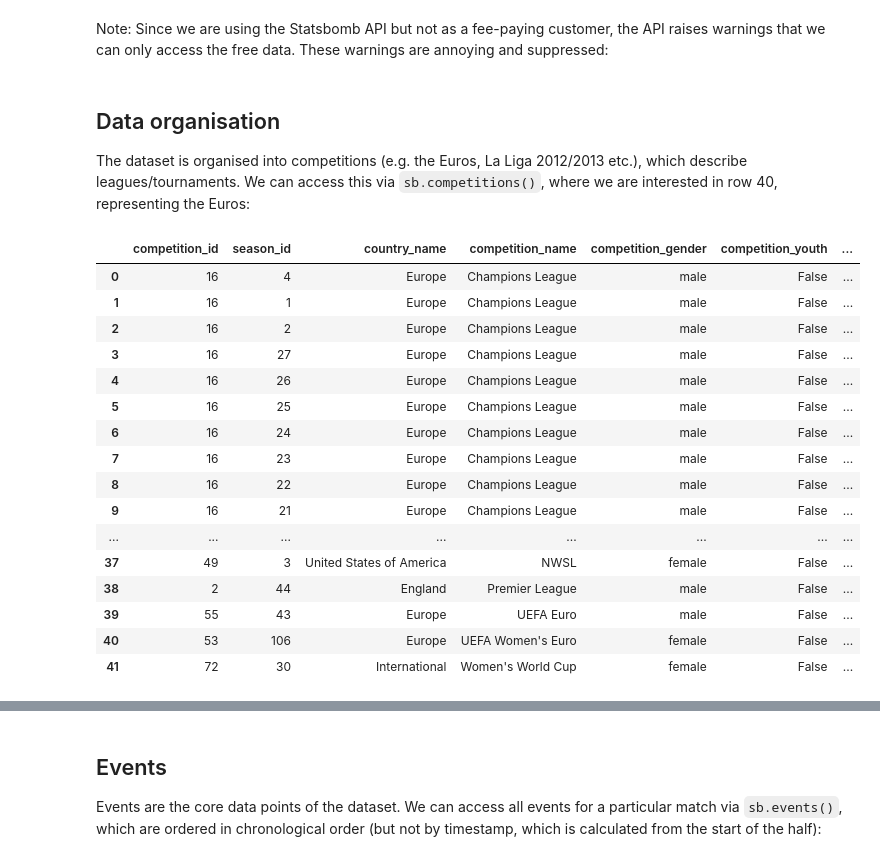
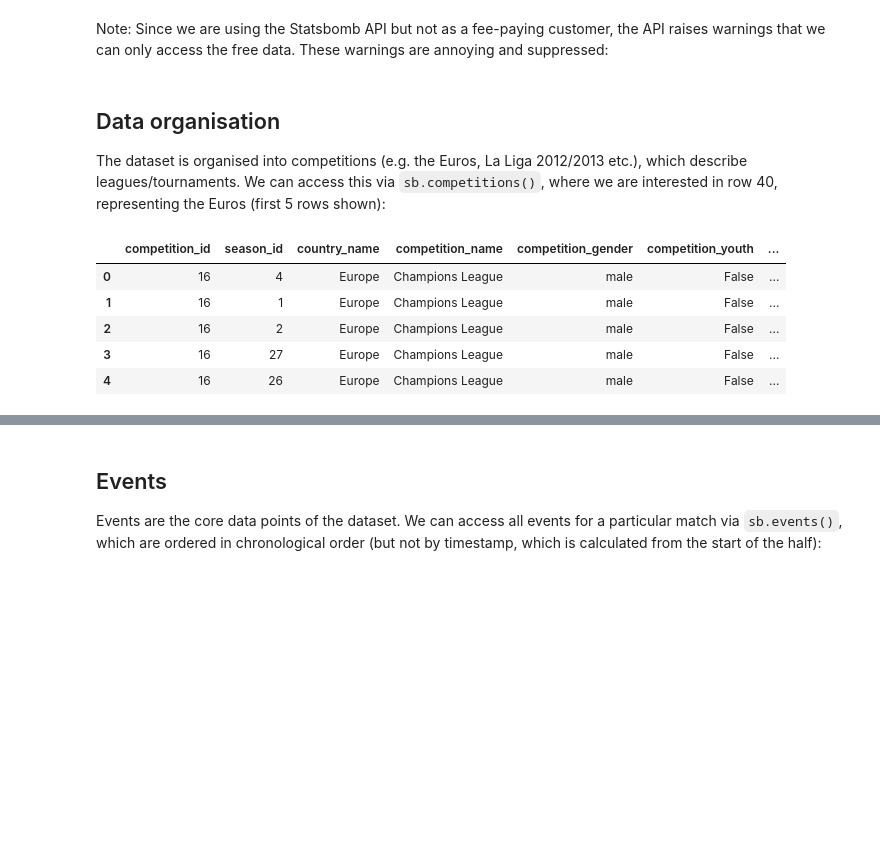
Before and after one commit to gsheir/tacticvis, a Jupyter notebook: src/data_exploration.ipynb, the cells around one changed output, grey strips where cells are left out. Drawn from its saved outputs; the diff is of its cells as text; code cells hidden in the pictures; blank space fills up the shorter version.

```diff
--- a/src/data_exploration.ipynb
+++ b/src/data_exploration.ipynb
@@ -14,27 +14,16 @@ import warnings
 warnings.simplefilter("ignore")
 # %% [markdown]
 ## Data organisation
-The dataset is organised into competitions (e.g. the Euros, La Liga 2012/2013 etc.), which describe leagues/tournaments. We can access this via `sb.competitions()`, where we are interested in row 40, representing the Euros:
+The dataset is organised into competitions (e.g. the Euros, La Liga 2012/2013 etc.), which describe leagues/tournaments. We can access this via `sb.competitions()`, where we are interested in row 40, representing the Euros (first 5 rows shown):
 # %%
-sb.competitions()
+sb.competitions()[:5]
 # %% [output]
 |  | competition_id | season_id | country_name | competition_name | competition_gender | competition_youth | ... |
 | 0 | 16 | 4 | Europe | Champions League | male | False | ... |
 | 1 | 16 | 1 | Europe | Champions League | male | False | ... |
 | 2 | 16 | 2 | Europe | Champions League | male | False | ... |
 | 3 | 16 | 27 | Europe | Champions League | male | False | ... |
 | 4 | 16 | 26 | Europe | Champions League | male | False | ... |
-| 5 | 16 | 25 | Europe | Champions League | male | False | ... |
-| 6 | 16 | 24 | Europe | Champions League | male | False | ... |
-| 7 | 16 | 23 | Europe | Champions League | male | False | ... |
-| 8 | 16 | 22 | Europe | Champions League | male | False | ... |
-| 9 | 16 | 21 | Europe | Champions League | male | False | ... |
-| ... | ... | ... | ... | ... | ... | ... | ... |
-| 37 | 49 | 3 | United States of America | NWSL | female | False | ... |
-| 38 | 2 | 44 | England | Premier League | male | False | ... |
-| 39 | 55 | 43 | Europe | UEFA Euro | male | False | ... |
-| 40 | 53 | 106 | Europe | UEFA Women's Euro | female | False | ... |
-| 41 | 72 | 30 | International | Women's World Cup | female | False | ... |
 # %% [markdown]
 where the `competition_id` is 53 and `season_id` is 106.
 
```
Also changed, not shown: parts of 7 cells of this notebook, 1 other file.
